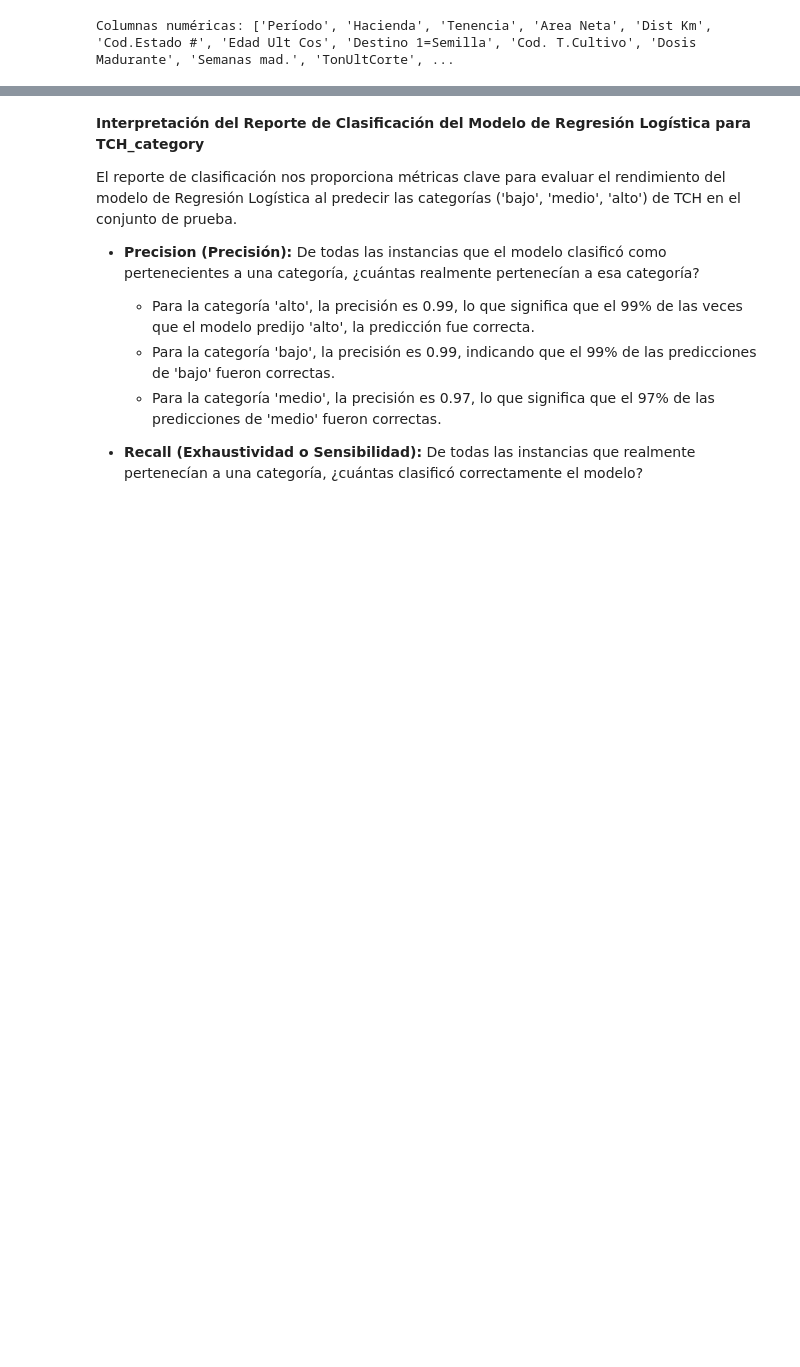
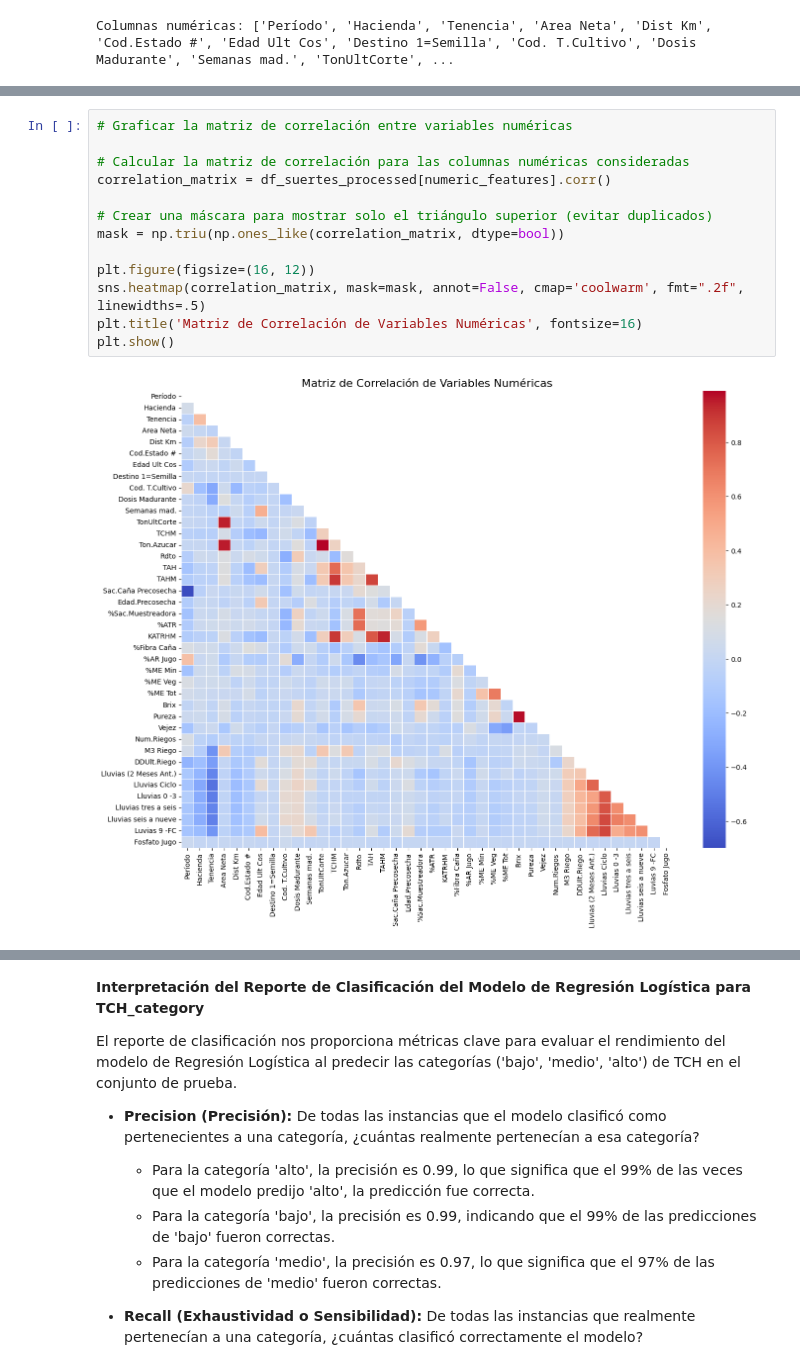
Before and after one commit to rubenesticesi/aprendizajeautomatico1, a Jupyter notebook: Taller_Final_Predicción_y_Clasificación_en_la_Industria_Azucarera.ipynb, the cells around one changed output, grey strips where cells are left out. Saved outputs shown, nothing was run; the diff lists cells and outputs as text; blank space fills up the shorter version.

```diff
--- a/Taller_Final_Predicción_y_Clasificación_en_la_Industria_Azucarera.ipynb
+++ b/Taller_Final_Predicción_y_Clasificación_en_la_Industria_Azucarera.ipynb
@@ -678,3 +814,18 @@ weighted avg       0.98      0.98      0.98      4116
+# %%
+# Graficar la matriz de correlación entre variables numéricas
+
+# Calcular la matriz de correlación para las columnas numéricas consideradas
+correlation_matrix = df_suertes_processed[numeric_features].corr()
+
+# Crear una máscara para mostrar solo el triángulo superior (evitar duplicados)
+mask = np.triu(np.ones_like(correlation_matrix, dtype=bool))
+
+plt.figure(figsize=(16, 12))
+sns.heatmap(correlation_matrix, mask=mask, annot=False, cmap='coolwarm', fmt=".2f", linewidths=.5)
+plt.title('Matriz de Correlación de Variables Numéricas', fontsize=16)
+plt.show()
+# %% [output]
+[figure, added]
 # %%
 # Análisis de importancia de variables con regularización (coeficientes del modelo)
 # Para regresión logística, los coeficientes pueden indicar la importancia de las variables
```
Also changed, not shown: parts of 21 cells of this notebook.
